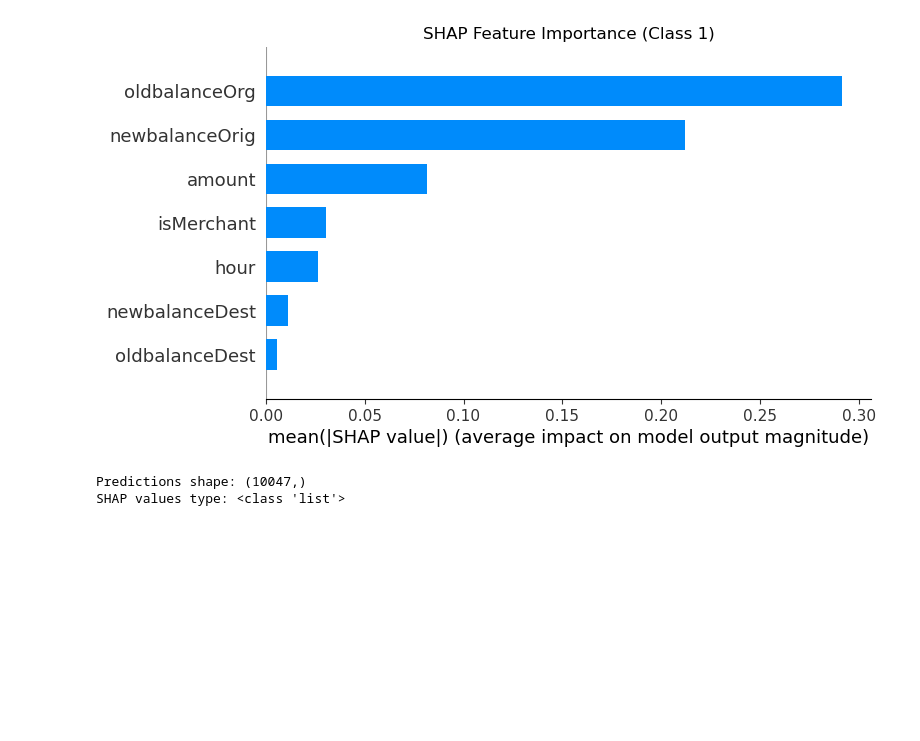
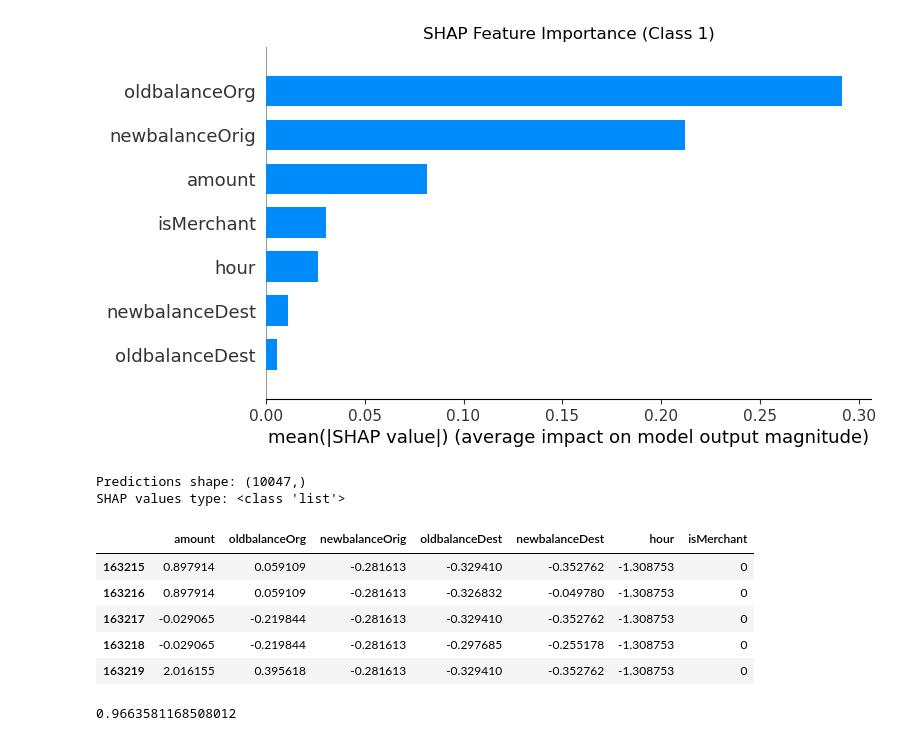
Before and after one commit to maradeben/msc_fraud_detection, a Jupyter notebook: notebook.ipynb, the cells around one changed output. Saved outputs shown, nothing was run; the diff lists cells and outputs as text; code cells hidden in the pictures; blank space fills up the shorter version.

```diff
--- a/notebook.ipynb
+++ b/notebook.ipynb
@@ -995,3 +995,16 @@ print("SHAP values type:", type(shap_vals))
 [figure]
 Predictions shape: (10047,)
 SHAP values type: <class 'list'>
+# %%
+X_eval.head()
+# %% [output]
+|  | amount | oldbalanceOrg | newbalanceOrig | oldbalanceDest | newbalanceDest | hour | isMerchant |
+| 163215 | 0.897914 | 0.059109 | -0.281613 | -0.329410 | -0.352762 | -1.308753 | 0 |
+| 163216 | 0.897914 | 0.059109 | -0.281613 | -0.326832 | -0.049780 | -1.308753 | 0 |
+| 163217 | -0.029065 | -0.219844 | -0.281613 | -0.329410 | -0.352762 | -1.308753 | 0 |
+| 163218 | -0.029065 | -0.219844 | -0.281613 | -0.297685 | -0.255178 | -1.308753 | 0 |
+| 163219 | 2.016155 | 0.395618 | -0.281613 | -0.329410 | -0.352762 | -1.308753 | 0 |
+# %%
+(y_pred == y_eval).mean()
+# %% [output]
+0.9663581168508012
```
Also changed, not shown: parts of 5 cells of this notebook, 2 other files.
